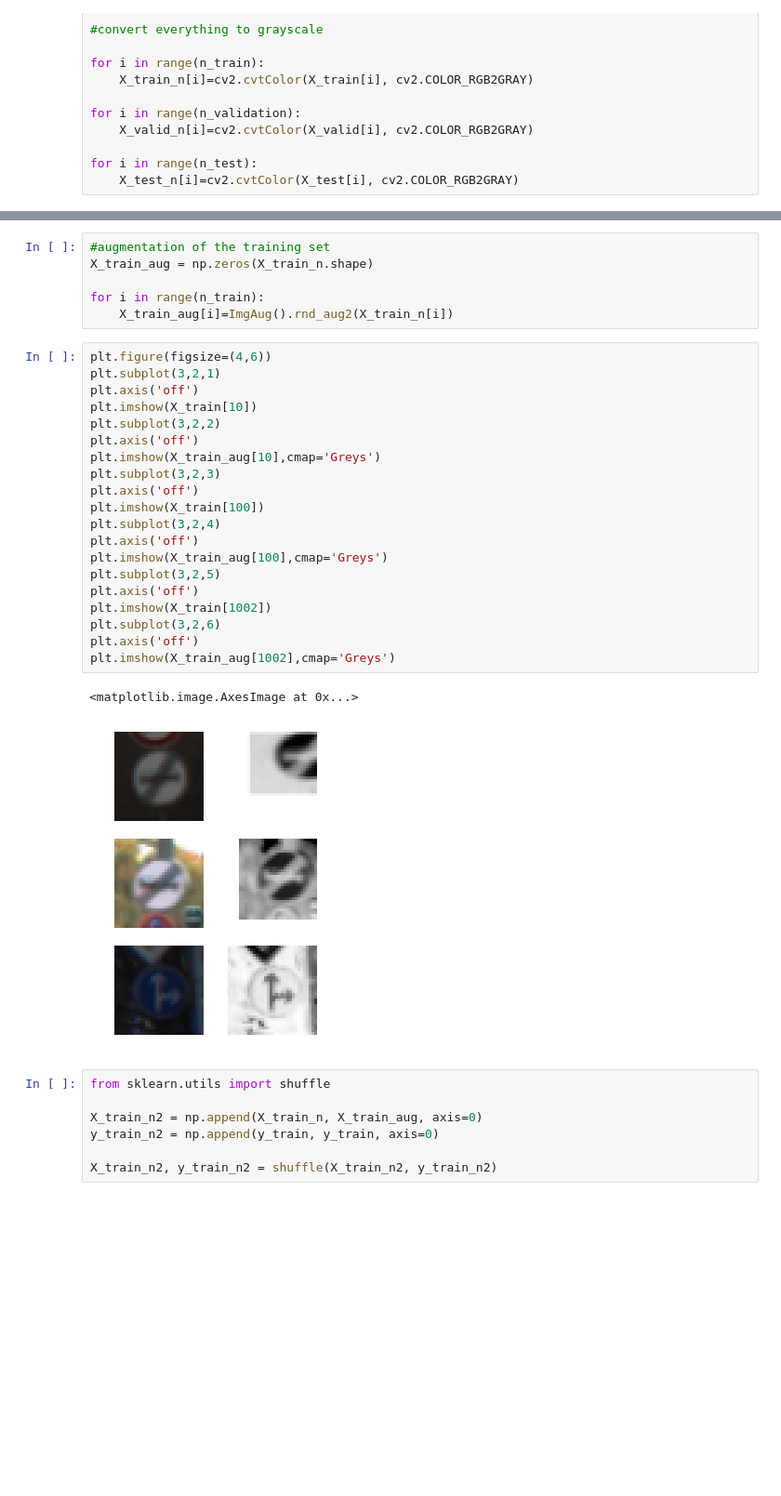
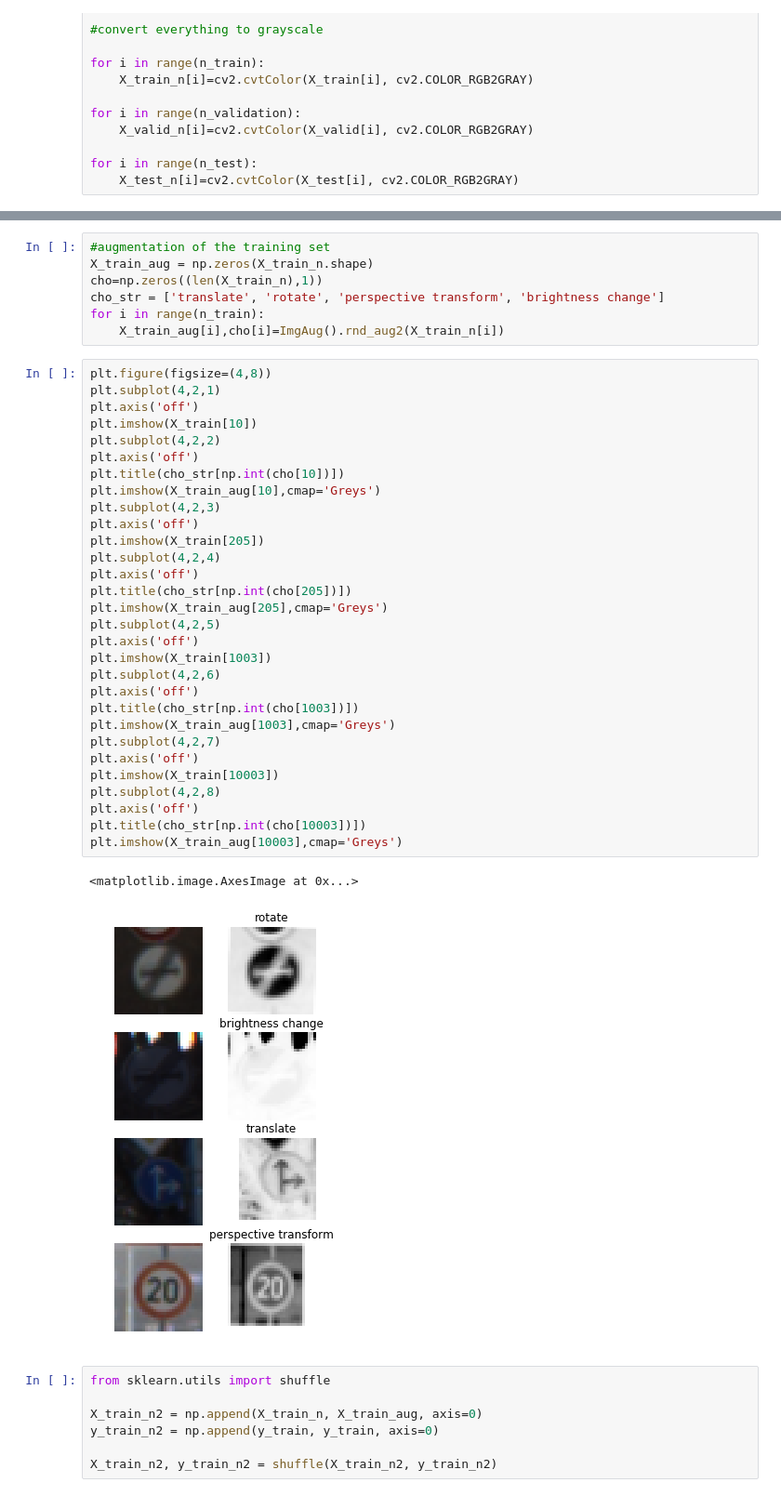
Before and after one commit to nickpoerio/CarND-Traffic-Sign-Classifier-Project, a Jupyter notebook: Traffic_Sign_Classifier.ipynb, the cells around one changed output, grey strips where cells are left out. Shown at 93% size. Drawn from its saved outputs; the diff is of its cells as text; blank space fills up the shorter version.

```diff
--- a/Traffic_Sign_Classifier.ipynb
+++ b/Traffic_Sign_Classifier.ipynb
@@ -283,32 +273,43 @@ class ImgAug:
 # %%
 #augmentation of the training set
 X_train_aug = np.zeros(X_train_n.shape)
-
+cho=np.zeros((len(X_train_n),1))
+cho_str = ['translate', 'rotate', 'perspective transform', 'brightness change']
 for i in range(n_train):
-    X_train_aug[i]=ImgAug().rnd_aug2(X_train_n[i])
+    X_train_aug[i],cho[i]=ImgAug().rnd_aug2(X_train_n[i])
 # %%
-plt.figure(figsize=(4,6))
-plt.subplot(3,2,1)
+plt.figure(figsize=(4,8))
+plt.subplot(4,2,1)
 plt.axis('off')
 plt.imshow(X_train[10])
-plt.subplot(3,2,2)
+plt.subplot(4,2,2)
 plt.axis('off')
+plt.title(cho_str[np.int(cho[10])])
 plt.imshow(X_train_aug[10],cmap='Greys')
-plt.subplot(3,2,3)
+plt.subplot(4,2,3)
 plt.axis('off')
-plt.imshow(X_train[100])
-plt.subplot(3,2,4)
+plt.imshow(X_train[205])
+plt.subplot(4,2,4)
 plt.axis('off')
-plt.imshow(X_train_aug[100],cmap='Greys')
-plt.subplot(3,2,5)
+plt.title(cho_str[np.int(cho[205])])
+plt.imshow(X_train_aug[205],cmap='Greys')
+plt.subplot(4,2,5)
 plt.axis('off')
-plt.imshow(X_train[1002])
-plt.subplot(3,2,6)
+plt.imshow(X_train[1003])
+plt.subplot(4,2,6)
 plt.axis('off')
-plt.imshow(X_train_aug[1002],cmap='Greys')
+plt.title(cho_str[np.int(cho[1003])])
+plt.imshow(X_train_aug[1003],cmap='Greys')
+plt.subplot(4,2,7)
+plt.axis('off')
+plt.imshow(X_train[10003])
+plt.subplot(4,2,8)
+plt.axis('off')
+plt.title(cho_str[np.int(cho[10003])])
+plt.imshow(X_train_aug[10003],cmap='Greys')
 # %% [output]
 <matplotlib.image.AxesImage at 0x...>
-[figure, old version]
+[figure, new version]
 # %%
 from sklearn.utils import shuffle
 
```
Also changed, not shown: parts of 9 cells of this notebook, 9 other files.
